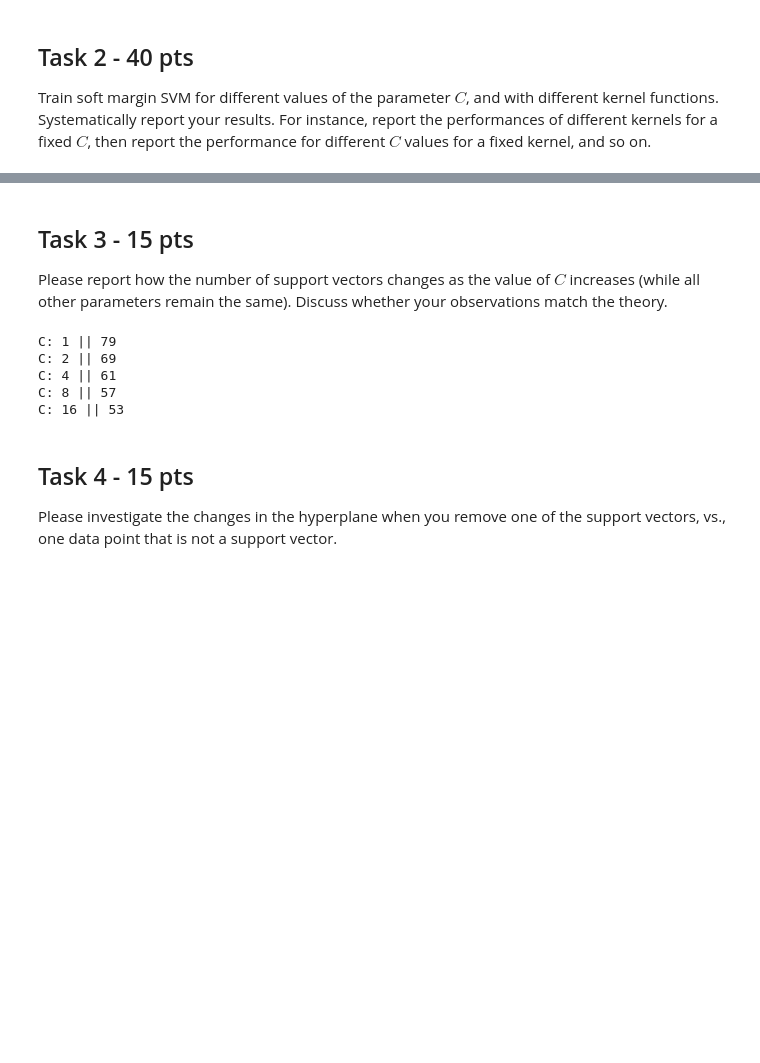
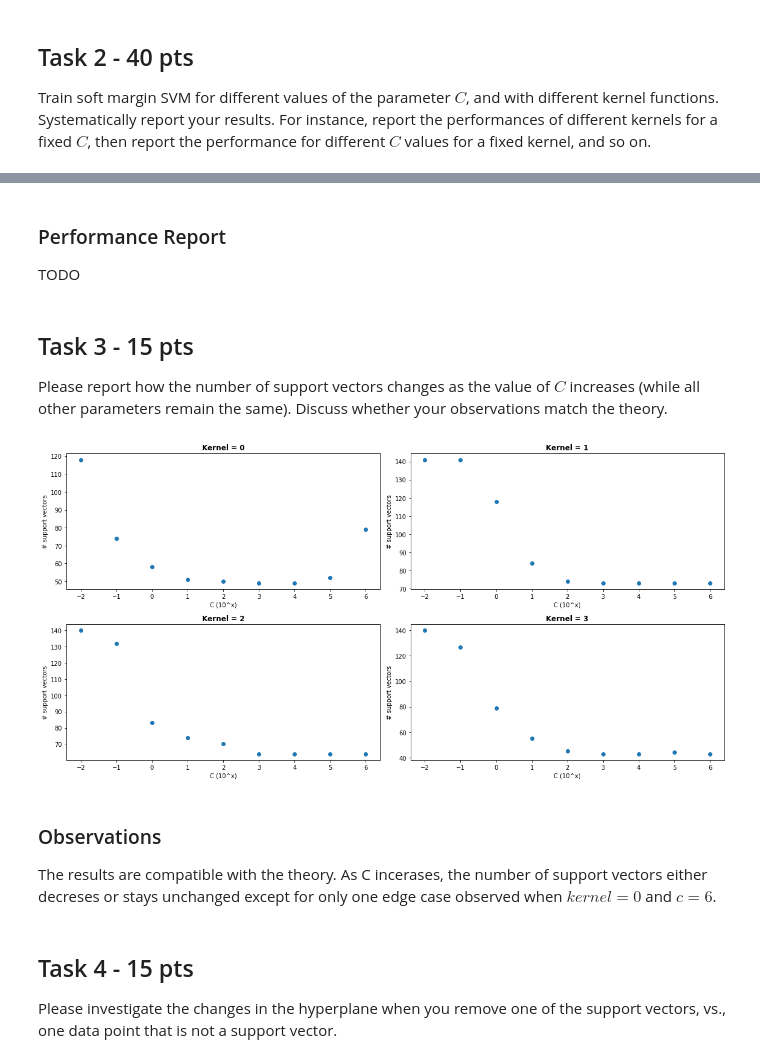
Before and after one commit to emirhansarac29/MachineBoys, a Jupyter notebook: project2/SolnTemplate.ipynb, the cells around one changed output, grey strips where cells are left out. Drawn from its saved outputs; the diff is of its cells as text; code cells hidden in the pictures; blank space fills up the shorter version.

```diff
--- a/project2/SolnTemplate.ipynb
+++ b/project2/SolnTemplate.ipynb
@@ -95,18 +171,30 @@ C: 16 || Train: 78.0 , Test: 80.8 , Vector count: 53
+# %% [markdown]
+### Performance Report
+
+TODO
 # %% [markdown]
 ## Task 3 - 15 pts
 
 Please report how the number of support vectors changes as the value of $C$ increases (while all other parameters remain the same). Discuss whether your observations match the theory.
-# %%
-fixed_kernel_param = 3 # arbitrarily chosen.
-
-for c,r in results[fixed_kernel_param].items():
-    print("C:", c, "||", len(r[2].get_sv_indices()))
-# %% [output]
-C: 1 || 79
-C: 2 || 69
-C: 4 || 61
-C: 8 || 57
-C: 16 || 53
+# %%
+plt.figure(figsize=(16,8))
+for i in range(4):
+    ax=plt.subplot(2, 2, i+1)
+    sub_data = n[np.where(n[:,0] == i)] # i stands for the kernel.
+    x = [math.log(y,10) for y in c_vals]
+    y = sub_data[:,4] # vectors
+    ax.scatter(x, y)
+    ax.set_xlabel('C (10^x)')
+    ax.set_ylabel('# support vectors')
+    ax.set_title('Kernel = {}'.format(i),fontweight="bold")
+plt.tight_layout()
+plt.show()
+# %% [output]
+[figure, added]
+# %% [markdown]
+### Observations
+
+The results are compatible with the theory. As C incerases, the number of support vectors either decreses or stays unchanged except for only one edge case observed when $kernel = 0$ and $c=6$.
 # %% [markdown]
 ## Task 4 - 15 pts
 
```
Also changed, not shown: parts of 10 cells of this notebook.
